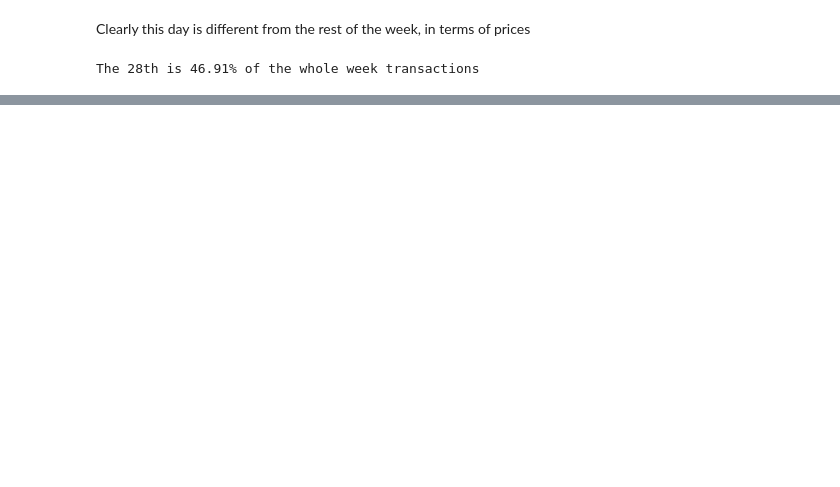
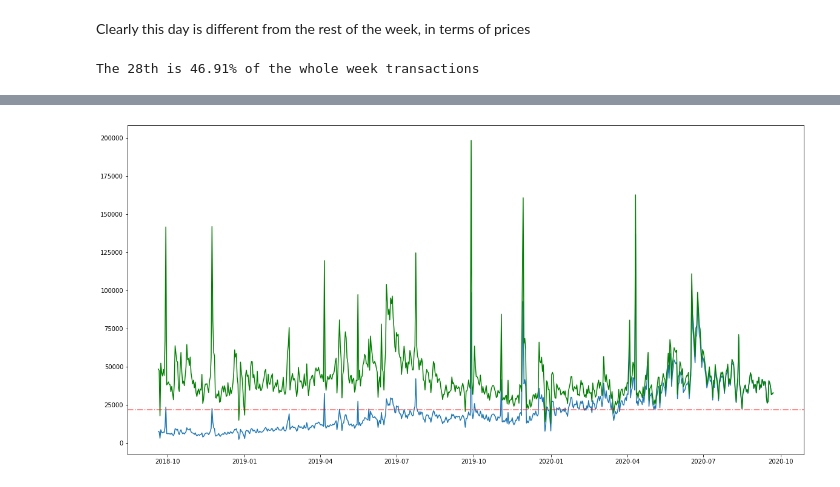
Before and after one commit to Vechus/h-m-recsys-competition, a Jupyter notebook: SalesEDA/data analysis 23-09-2019 to 30-09-2019.ipynb, the cells around one changed output, grey strips where cells are left out. Cells and saved outputs as stored; diff of their text form; code cells hidden in the pictures; blank space fills up the shorter version.

```diff
--- a/SalesEDA/data analysis 23-09-2019 to 30-09-2019.ipynb
+++ b/SalesEDA/data analysis 23-09-2019 to 30-09-2019.ipynb
@@ -330,0 +337,9 @@ The two graphs contain basically the same information, the same set of articles
+# %%
+timestamp_1 = "2020-09-01"
+timestamp_2 = "2020-09-22"
+t1 = timestamp_df[timestamp_column].searchsorted(timestamp_1)
+t2 = timestamp_df[timestamp_column].searchsorted(timestamp_2)
+modified_september = timestamp_df.iloc[t1:t2-1]
+modified_september.drop(['price', 'sales_channel_id', 't_dat', 'customer_id'], axis=1, inplace=True)
+modified_september = modified_september.groupby("article_id").count()
+modified_september
@@ -330,0 +365,3 @@ The two graphs contain basically the same information, the same set of articles
+# %%
+result_join = modified_september.join(modified_df.set_index('article_id'), how='inner', lsuffix='_o', rsuffix='_p')
+result_join
@@ -330,0 +383,4 @@ The two graphs contain basically the same information, the same set of articles
+# %%
+graph_sept = result_join.groupby("t_dat")["t_dat"].count()
+graph_total = timestamp_df.groupby("t_dat")["t_dat"].count()
+graph_total
@@ -330,0 +417,9 @@ The two graphs contain basically the same information, the same set of articles
+# %%
+fig, ax = plt.subplots(figsize=(20, 10))
+graph_percentage = graph_sept / graph_total
+ax.plot(graph_sept.index, graph_sept)
+ax.plot(graph_total.index, graph_total, color='g')
+ax.axhline(y=graph_sept.mean(), color='r', linestyle='-.', alpha=0.6)
+plt.show()
+# %% [output]
+[figure, added]
```
Also changed, not shown: parts of 27 cells of this notebook, 2 other files.
